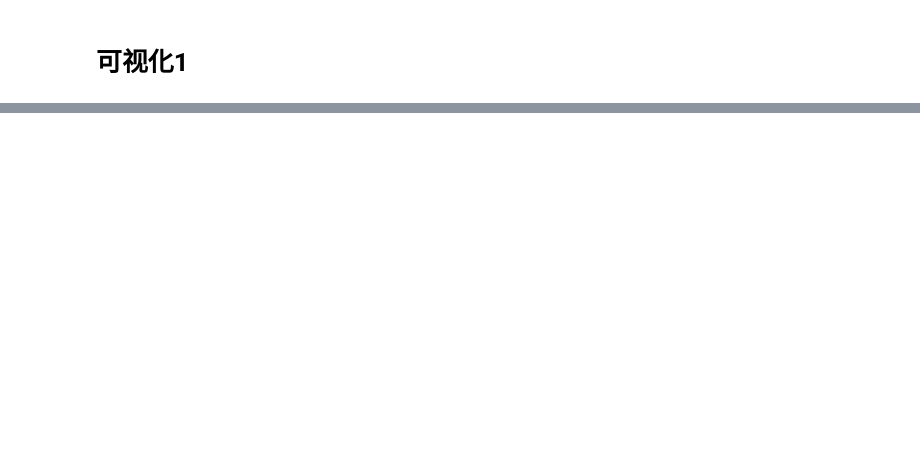
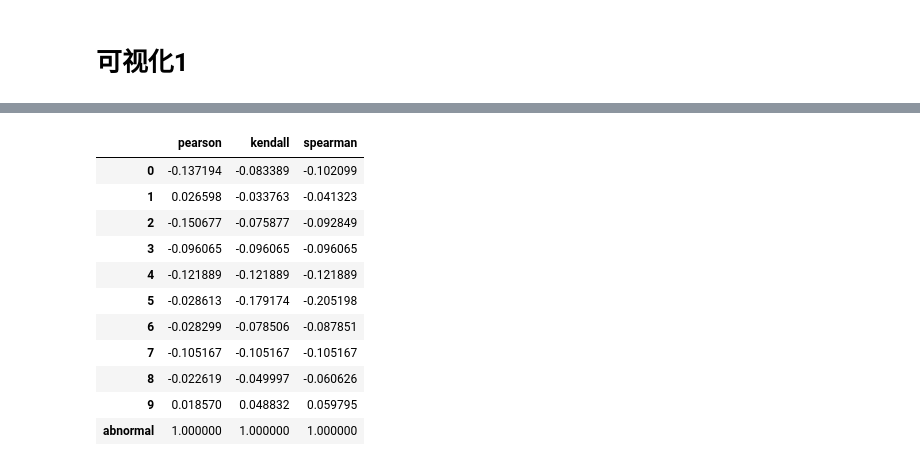
Before and after one commit to DanielZhangyc/DineOptimizer, a Jupyter notebook: src/visualization/visualization.ipynb, the cells around one changed output, grey strips where cells are left out. Cells and saved outputs as stored; diff of their text form; code cells hidden in the pictures; blank space fills up the shorter version.

```diff
--- a/src/visualization/visualization.ipynb
+++ b/src/visualization/visualization.ipynb
@@ -44,0 +75,33 @@ plt.show()
+# %%
+from sklearn.preprocessing import StandardScaler
+
+features = data.drop(columns="abnormal")
+target = data["abnormal"]
+
+
+scalar = StandardScaler()
+scalar.fit(features)
+features = scalar.transform(features)
+
+tdata = pd.DataFrame(features)
+tdata["abnormal"] = target
+
+corrs = pd.DataFrame()
+
+corrs["pearson"] = tdata.corr(method="pearson")["abnormal"]
+corrs["kendall"] = tdata.corr(method="kendall")["abnormal"]
+corrs["spearman"] = tdata.corr(method="spearman")["abnormal"]
+corrs
+# %% [output]
+|  | pearson | kendall | spearman |
+| 0 | -0.137194 | -0.083389 | -0.102099 |
+| 1 | 0.026598 | -0.033763 | -0.041323 |
+| 2 | -0.150677 | -0.075877 | -0.092849 |
+| 3 | -0.096065 | -0.096065 | -0.096065 |
+| 4 | -0.121889 | -0.121889 | -0.121889 |
+| 5 | -0.028613 | -0.179174 | -0.205198 |
+| 6 | -0.028299 | -0.078506 | -0.087851 |
+| 7 | -0.105167 | -0.105167 | -0.105167 |
+| 8 | -0.022619 | -0.049997 | -0.060626 |
+| 9 | 0.018570 | 0.048832 | 0.059795 |
+| abnormal | 1.000000 | 1.000000 | 1.000000 |
```
Also changed, not shown: parts of 7 cells of this notebook.
